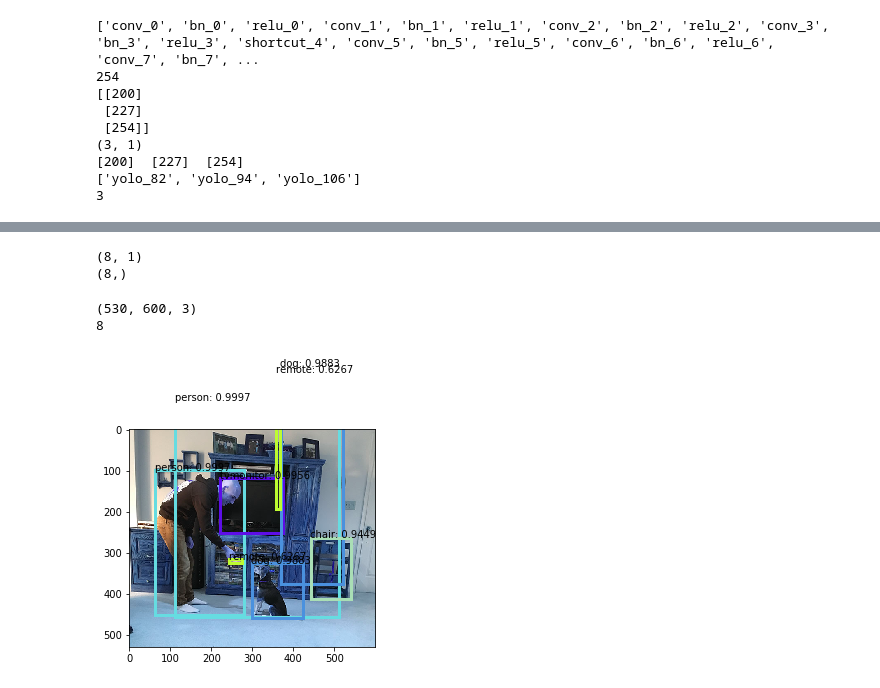
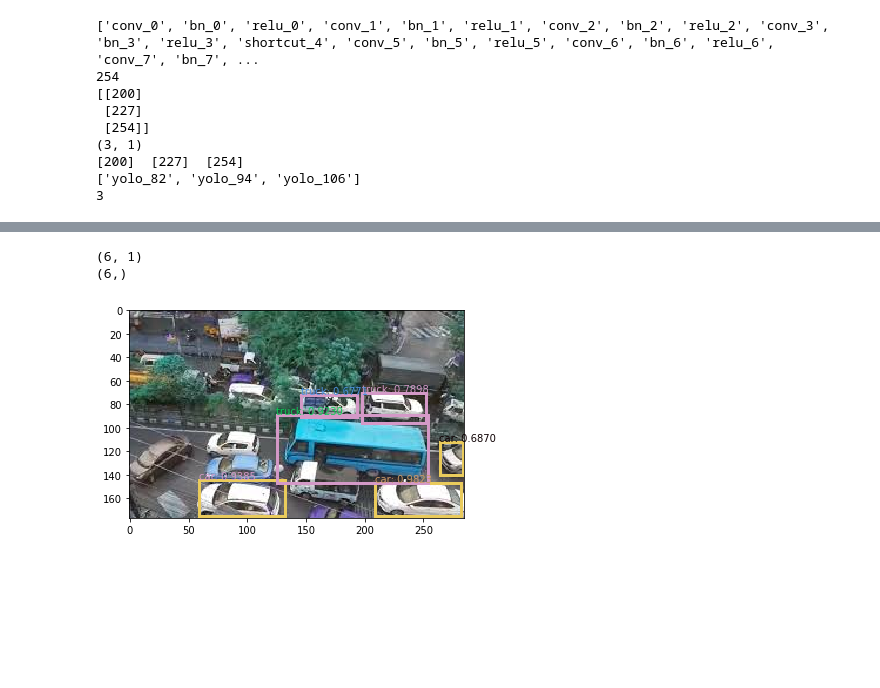
Before and after one commit to AshishGusain17/via_google_colab, a Jupyter notebook: yolov2_untrained_opencv.ipynb, the cells around one changed output, grey strips where cells are left out. Drawn from its saved outputs; the diff is of its cells as text; code cells hidden in the pictures; blank space fills up the shorter version.

```diff
--- a/yolov2_untrained_opencv.ipynb
+++ b/yolov2_untrained_opencv.ipynb
@@ -7,7 +7,7 @@ import time
 import cv2
 import os
 
-image=cv2.imread('/content/download3.jpg')
+image=cv2.imread('/content/download6.jpg')
 (H, W) = image.shape[:2]
 yolo='/content/drive/My Drive/yoloy_opencv/yolov3'
 conf=0.5
@@ -111,34 +111,34 @@ idxs = cv2.dnn.NMSBoxes(boxes, confidences, conf,threshold)
 print(idxs.shape)
 print(idxs.flatten().shape)
 # %% [output]
-(8, 1)
-(8,)
+(6, 1)
+(6,)
 # %%
 # ensure at least one detection exists
 if len(idxs) > 0:
   fig,ax = plt.subplots(1)
-  ax.imshow(cv2.imread('/content/download3.jpg') )
+  ax.imshow(image )
 
 	# loop over the indexes we are keeping
   for i in idxs.flatten():
     # extract the bounding box coordinates
     (x, y) = (boxes[i][0], boxes[i][1])
     (w, h) = (boxes[i][2], boxes[i][3])
     length,height=w,h
     # draw a bounding box rectangle and label on the image
     color = [int(c)/255 for c in COLORS[classIDs[i]]]
+    flag=(i+np.random.randint(0,25))%80
+    textcolor=[int(c)/255 for c in COLORS[flag]]
     # cv2_rectangle(image, (x, y), (x + w, y + h), color, 2)
     # text = "{}: {:.4f}".format(LABELS[classIDs[i]], confidences[i])
     # cv2_putText(image, text, (x, y - 5), cv2.FONT_HERSHEY_SIMPLEX,
     # 	0.5, color, 2)
     rect = patches.Rectangle((x,y),length,height,linewidth=3,edgecolor=color,facecolor='none')
     ax.add_patch(rect)
-    ax.text(x/W,1-y/H, "{}: {:.4f}".format(LABELS[classIDs[i]], confidences[i]),transform=ax.transAxes)
+    ax.text(x/W,1-y/H, "{}: {:.4f}".format(LABELS[classIDs[i]], confidences[i]),transform=ax.transAxes,color=textcolor)
   plt.show()
 # %% [output]
-(530, 600, 3)
-8
-[figure, old version]
+[figure, new version]
 # %%
 for j in layerOutputs:
   print(j.shape)
```
Also changed, not shown: parts of 2 cells of this notebook.
